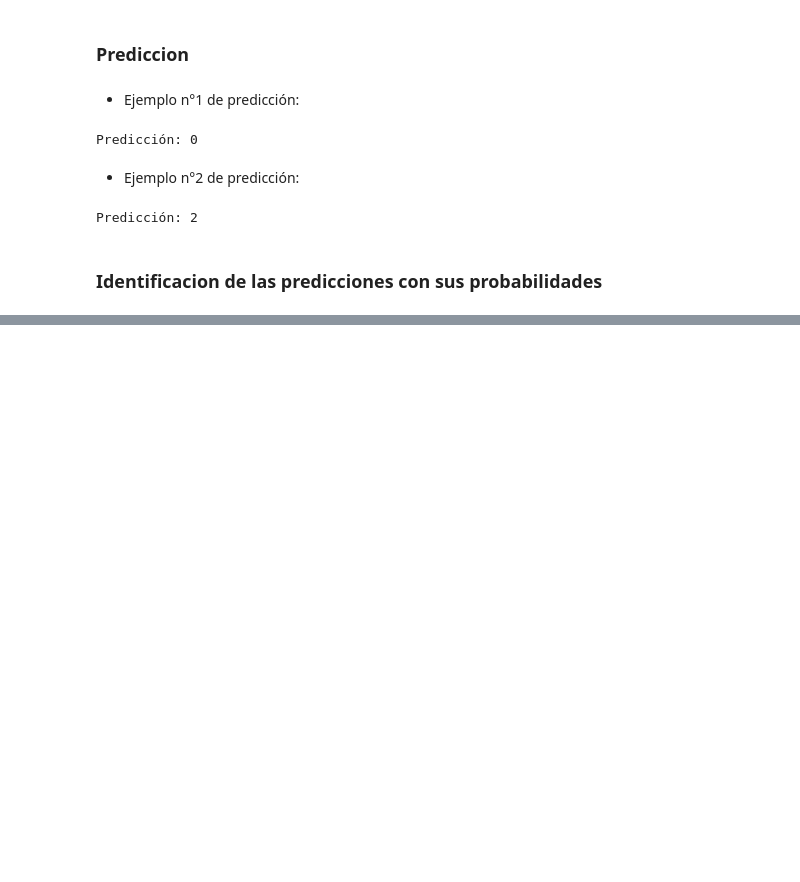
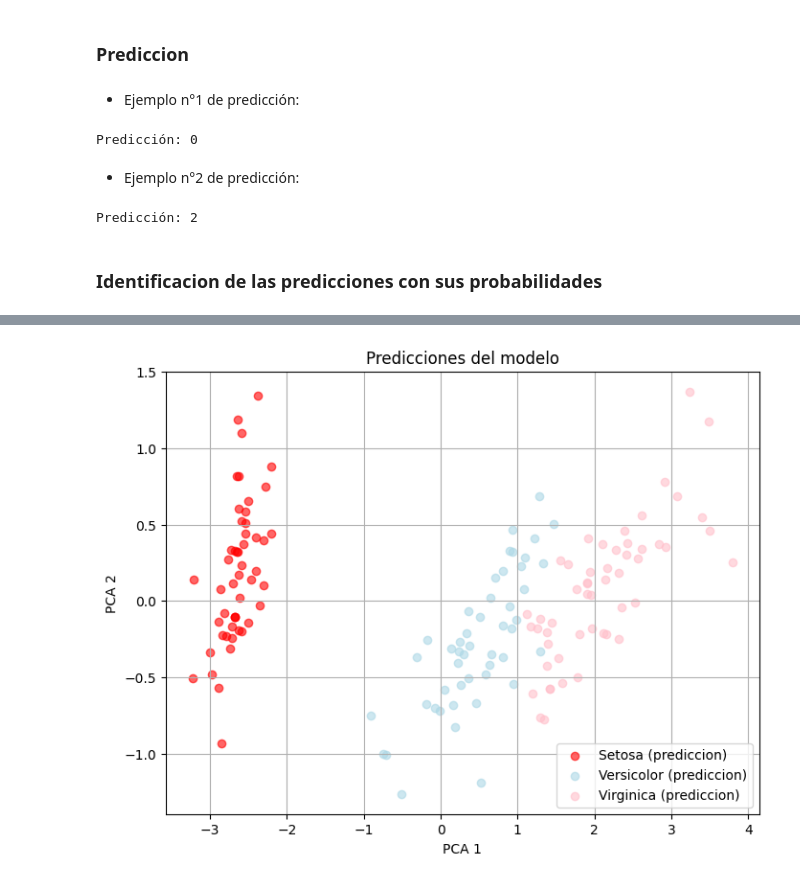
Before and after one commit to Fleitaselene-dev/tpl3_reg_logistica, a Jupyter notebook: main.ipynb, the cells around one changed output, grey strips where cells are left out. Drawn from its saved outputs; the diff is of its cells as text; code cells hidden in the pictures; blank space fills up the shorter version.

```diff
--- a/main.ipynb
+++ b/main.ipynb
@@ -124,0 +146,3 @@ Probabilidad de virginica: 0.00
+# %%
+X = x.values if hasattr(x, 'values') else x
+Y = x.values if hasattr(y, 'values') else y
@@ -124,0 +162,15 @@ Probabilidad de virginica: 0.00
+# %%
+
+y_pred = model.predict(X)
+plt.figure(figsize=(8,6))
+plt.scatter(x_2d[y_pred == 0][:,0], x_2d[y_pred == 0][:,1], color='red', label="Setosa (prediccion)", marker='o', alpha=0.6)
+plt.scatter(x_2d[y_pred == 1][:,0], x_2d[y_pred == 1][:,1], color='lightblue', label="Versicolor (prediccion)", marker='o', alpha=0.6)
+plt.scatter(x_2d[y_pred == 2][:,0], x_2d[y_pred == 2][:,1], color='pink', label="Virginica (prediccion)", marker='o', alpha=0.6)
+plt.title("Predicciones del modelo")
+plt.xlabel("PCA 1")
+plt.ylabel("PCA 2")
+plt.legend()
+plt.grid(True)
+plt.show()
+# %% [output]
+[figure, added]
```
Also changed, not shown: parts of 9 cells of this notebook, 1 other file.
